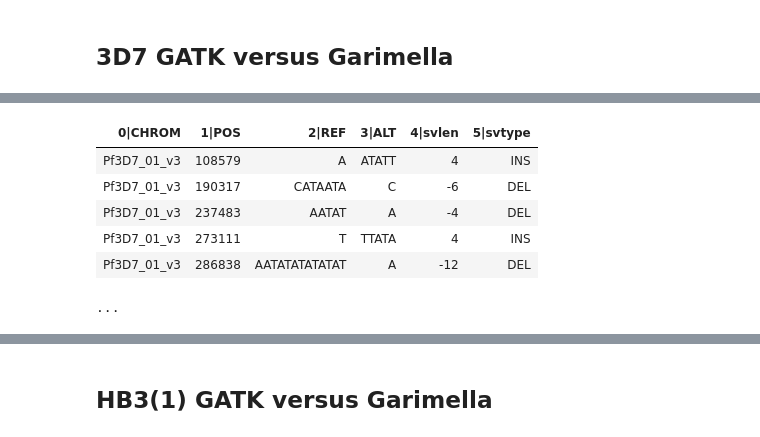
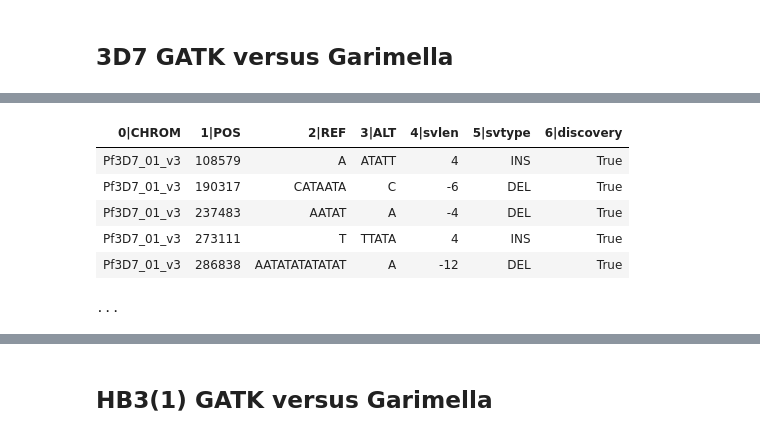
Before and after one commit to wtchg-kwiatkowski/pfx-paper-2015, a Jupyter notebook: supplementary/notebooks/evaluation/evaluation1.ipynb, the cells around one changed output, grey strips where cells are left out. Drawn from its saved outputs; the diff is of its cells as text; code cells hidden in the pictures.

```diff
--- a/supplementary/notebooks/evaluation/evaluation1.ipynb
+++ b/supplementary/notebooks/evaluation/evaluation1.ipynb
@@ -81,6 +81,7 @@ def tabulate_variants_gatk(cross, parent):
         .cutout('REF', 'ALT', 'svlen')
         .rename({'REF_trim': 'REF', 'ALT_trim': 'ALT', 'svlen_trim': 'svlen'})
         .addfield('svtype', lambda row: 'SNP' if row.svlen == 0 else 'INS' if row.svlen > 0 else 'DEL')
+        .addfield('discovery', True)
     )
 
     return tbl
@@ -244,6 +507,6 @@ def confusion_tr_style(row):
 # %% [markdown]
 ## 3D7 GATK versus Garimella
 # %%
-tbl_variants_gatk_3d7 = tabulate_variants_gatk('3d7_hb3', 0)
-tbl_variants_gatk_3d7
+tbl_variants_3d7_gatk = tabulate_variants_gatk('3d7_hb3', 0)
+tbl_variants_3d7_gatk
 # %% [output]
@@ -252,7 +515,7 @@ tbl_variants_gatk_3d7
-| 0|CHROM | 1|POS | 2|REF | 3|ALT | 4|svlen | 5|svtype |
-| Pf3D7_01_v3 | 108579 | A | ATATT | 4 | INS |
-| Pf3D7_01_v3 | 190317 | CATAATA | C | -6 | DEL |
-| Pf3D7_01_v3 | 237483 | AATAT | A | -4 | DEL |
-| Pf3D7_01_v3 | 273111 | T | TTATA | 4 | INS |
-| Pf3D7_01_v3 | 286838 | AATATATATATAT | A | -12 | DEL |
+| 0|CHROM | 1|POS | 2|REF | 3|ALT | 4|svlen | 5|svtype | 6|discovery |
+| Pf3D7_01_v3 | 108579 | A | ATATT | 4 | INS | True |
+| Pf3D7_01_v3 | 190317 | CATAATA | C | -6 | DEL | True |
+| Pf3D7_01_v3 | 237483 | AATAT | A | -4 | DEL | True |
+| Pf3D7_01_v3 | 273111 | T | TTATA | 4 | INS | True |
+| Pf3D7_01_v3 | 286838 | AATATATATATAT | A | -12 | DEL | True |
 ...
```
Also changed, not shown: parts of 25 cells of this notebook, 1 other file.
